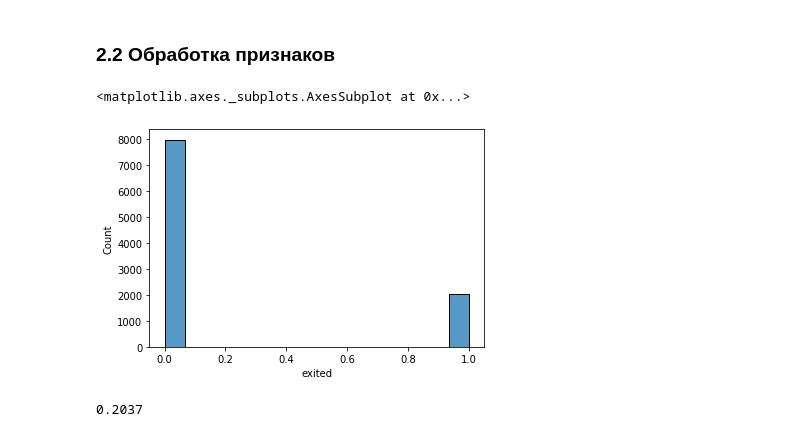
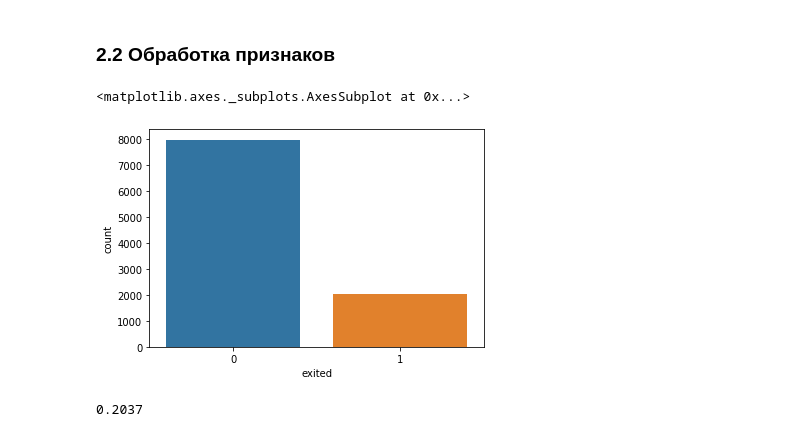
Before and after one commit to geldarr/praktikum, a Jupyter notebook: 07_predict_for bank/e9362a5d-de9d-4641-9755-20edf63bfe54.ipynb, the cells around one changed output. Saved outputs shown, nothing was run; the diff lists cells and outputs as text; code cells hidden in the pictures.

```diff
--- a/07_predict_for bank/e9362a5d-de9d-4641-9755-20edf63bfe54.ipynb
+++ b/07_predict_for bank/e9362a5d-de9d-4641-9755-20edf63bfe54.ipynb
@@ -251,10 +251,10 @@ data.corr()
 ### 2.2 Обработка признаков
 # %%
 #Посмотрим на целевоц признак
-sns.histplot(data = data['exited'])
+sns.countplot(data = data, x = 'exited')
 # %% [output]
 <matplotlib.axes._subplots.AxesSubplot at 0x...>
-[figure, old version]
+[figure, new version]
 # %%
 data['exited'].mean()
 # %% [output]
```
Also changed, not shown: parts of 2 cells of this notebook.
